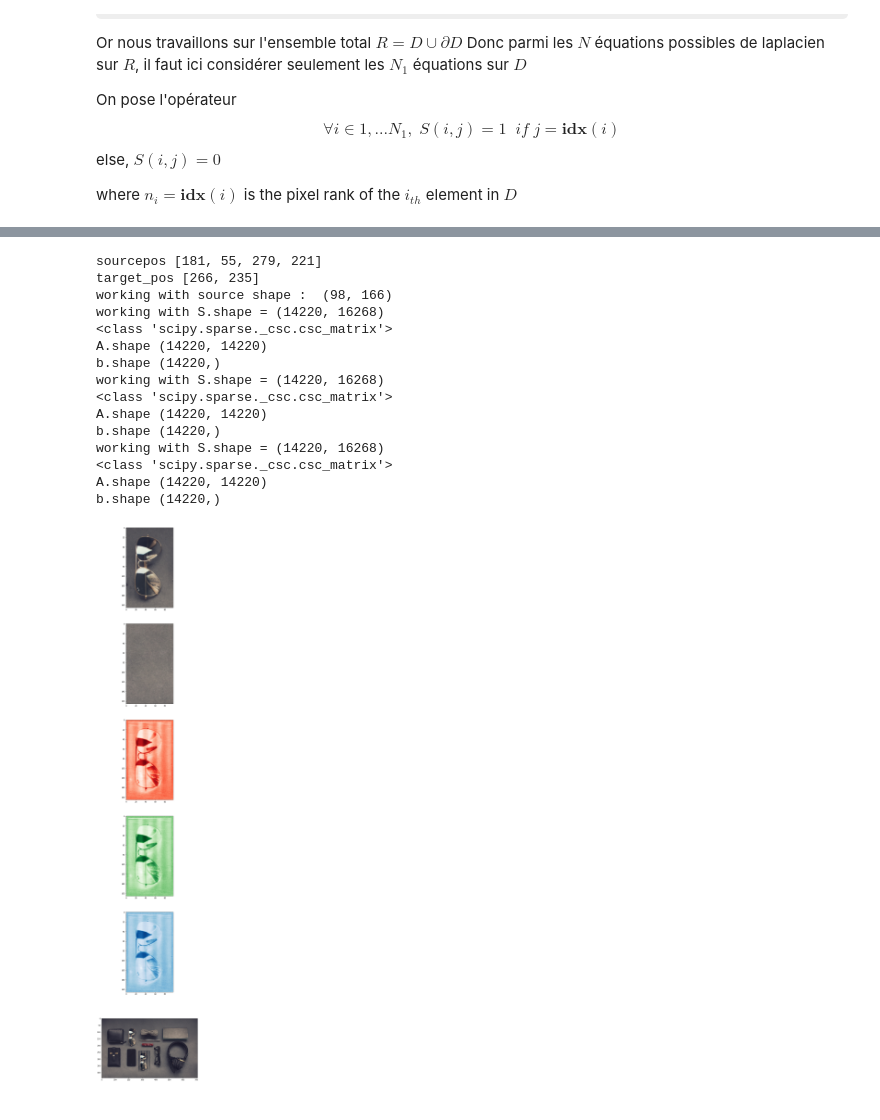
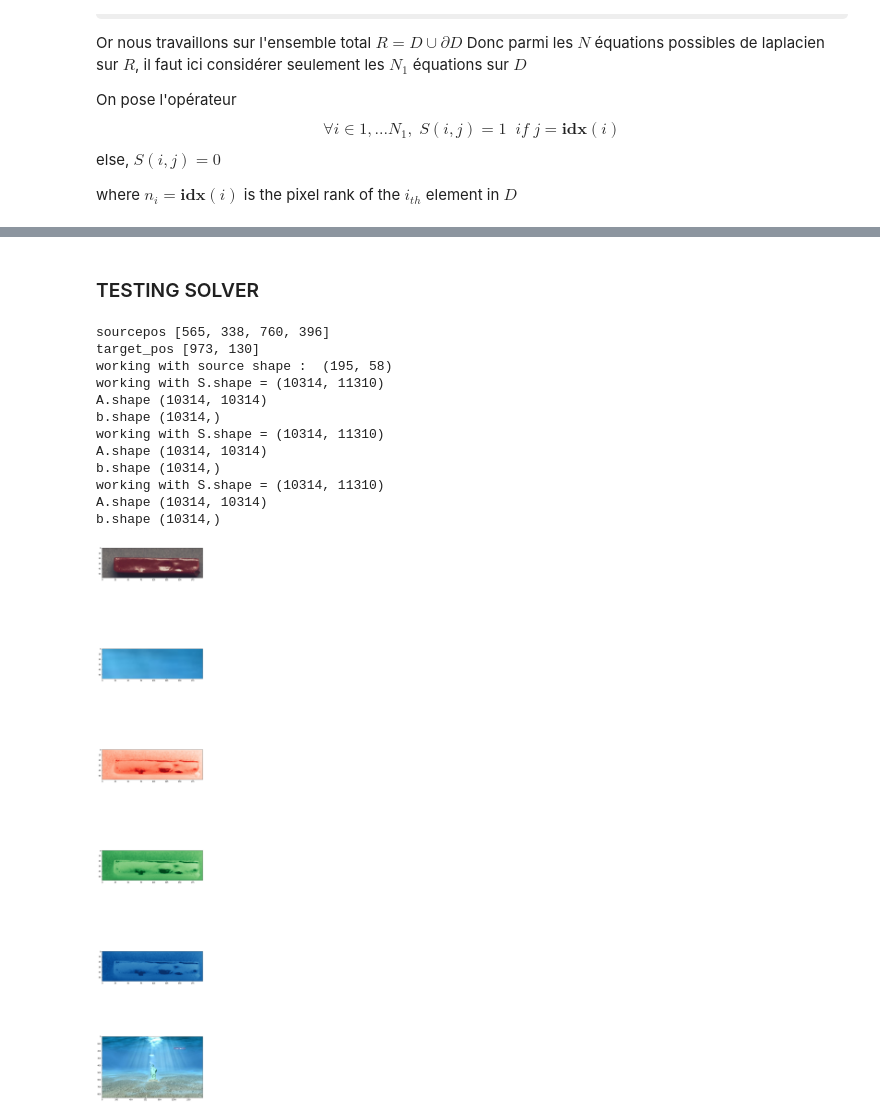
Before and after one commit to trenaudie/Poisson-Image-Editing, a Jupyter notebook: poisson-image.ipynb, the cells around one changed output, grey strips where cells are left out. Saved outputs shown, nothing was run; the diff lists cells and outputs as text; code cells hidden in the pictures; some formulas as TeX source.

```diff
--- a/poisson-image.ipynb
+++ b/poisson-image.ipynb
@@ -585,7 +559,7 @@ def make_mask_not_flat(m,n):
    #The mask m will have the same shape as source, (and cropped target) ie D
    #The mask m has a rectangular of 1s, inside a boundary of 0s
    mask = np.ones(shape = (m,n))
-   for k in range(4):
+   for k in range(2):
       mask[k] = 0
       mask[-(k+1)] = 0
       mask[:, k] = 0
@@ -603,7 +577,6 @@ def make_S(m,n):
    for i in range(m):
       for j in range(n):
          if mask[i][j] == 1:
-            #print(f"{k}th  D value encountered with coordinates i,j : {i,j}")
             S[k][i*n+j] = 1
             k += 1
    return S
@@ -616,8 +589,7 @@ def make_S_sparse(m,n):
    k = 0
    for i in range(m):
       for j in range(n):
-         if mask[i][j] == 1:
-            #print(f"{k}th  D value encountered with coordinates i,j : {i,j}")
+         if mask[i,j] == 1:
             S[k,i*n+j] = 1
             k += 1
    return S.tocsc()
@@ -705,20 +724,20 @@ def rebuild_u(u, target, m,n):
+# %% [markdown]
+### TESTING SOLVER
 # %%
 
-SCREEN_WIDTH = 1440
-SCREEN_HEIGHT = 900
+SCREEN_WIDTH = 1400
+SCREEN_HEIGHT = 850
 
-half_width = SCREEN_WIDTH//2-10
-half_height = SCREEN_HEIGHT//2-10
+
 
 def solve2():
    fig, axes = plt.subplots(6, figsize = (10,60))
    #the first two plots are source then target
    """m est le nombre de lignes de la matrice rognée, n est le nombre de colonnes"""
 
-   source = Image.open('images/objects-final.jpeg').resize((half_width,half_height))
-   target = Image.open("images/objects-final.jpeg").resize((half_width,half_height))
-
-   source_pos,target_pos = tkinter_img(source,target) #[x1,y1,x2,y2], [x1,y1]
+   target = Image.open('figs/possion1.png').resize((SCREEN_WIDTH,SCREEN_HEIGHT))
+   source = Image.open("images/objects-final.jpeg").resize((SCREEN_WIDTH,SCREEN_HEIGHT))
+   source_pos,target_pos = tkinter_img_large(source,target) #[x1,y1,x2,y2], [x1,y1]
    print("sourcepos", source_pos)
    print("target_pos", target_pos)
    if not source_pos:
@@ -746,48 +765,45 @@ def solve2():
    for i,c in enumerate(source_dict.keys()):
       source = source_dict[c]
       target = target_dict[c]
       source = source.flatten()
       target = target.flatten()
 
       #A = lapAfinal2(m,n)
       A = lapAfinal2(m,n)
       b = make_b2(m,n,source,target)
       print(f"A.shape", A.shape)
       print(f"b.shape", b.shape)
-      x = sc.linalg.cg(A,b)[0]
+      x = sc.linalg.spsolve(A,b)
       x = rebuild_u(x,target.flatten(),m,n)
       x[x<0] = 0
       x[x>255] = 255
       axes[i+2].imshow(x.astype('uint8'), cmap = c, vmin = 0, vmax = 255)
       final_arr[::,::,i] = x
    final_arr = final_arr.astype('uint8')
 
 
    final_img = Image.fromarray(final_arr)
-   target = Image.open("images/objects-final.jpeg").resize((half_width,half_height))
+   target = Image.open('figs/possion1.png').resize((SCREEN_WIDTH,SCREEN_HEIGHT))
    target.paste(final_img,(target_x,target_y))
    target.show()
    axes[5].imshow(target)
 
 
 
    #merging them together
 
 solve2()
 # %% [output]
-sourcepos [181, 55, 279, 221]
-target_pos [266, 235]
-working with source shape :  (98, 166)
-working with S.shape = (14220, 16268)
-<class 'scipy.sparse._csc.csc_matrix'>
-A.shape (14220, 14220)
-b.shape (14220,)
-working with S.shape = (14220, 16268)
-<class 'scipy.sparse._csc.csc_matrix'>
-A.shape (14220, 14220)
-b.shape (14220,)
-working with S.shape = (14220, 16268)
-<class 'scipy.sparse._csc.csc_matrix'>
-A.shape (14220, 14220)
-b.shape (14220,)
+sourcepos [565, 338, 760, 396]
+target_pos [973, 130]
+working with source shape :  (195, 58)
+working with S.shape = (10314, 11310)
+A.shape (10314, 10314)
+b.shape (10314,)
+working with S.shape = (10314, 11310)
+A.shape (10314, 10314)
+b.shape (10314,)
+working with S.shape = (10314, 11310)
+A.shape (10314, 10314)
+b.shape (10314,)
-[figure, old version]
+[figure, new version]
```
Also changed, not shown: parts of 13 cells of this notebook.
